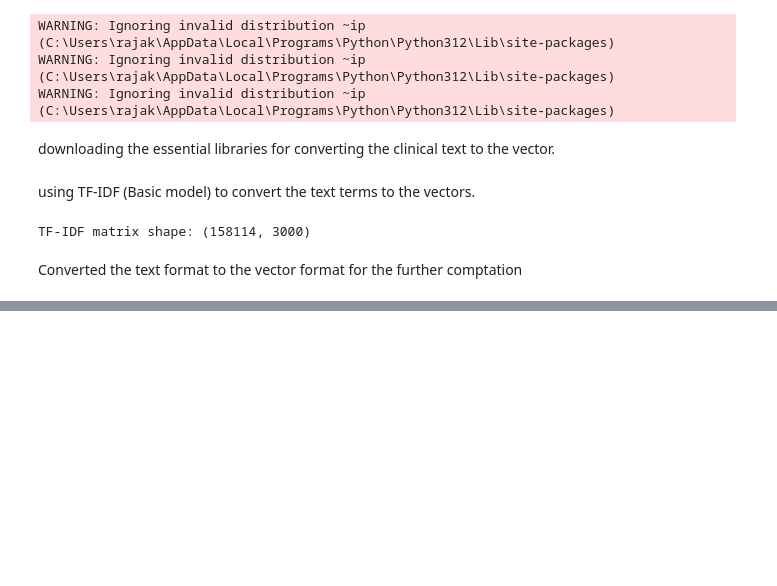
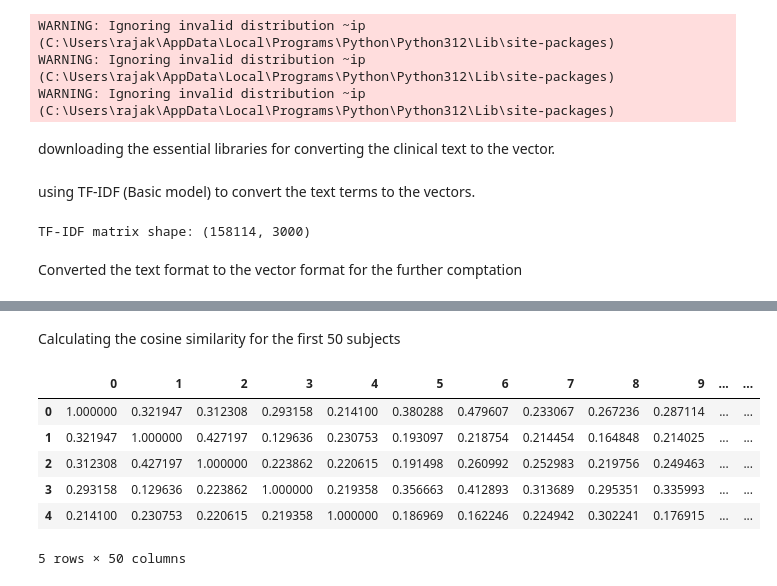
Before and after one commit to rajagowtham0/Week-2, a Jupyter notebook: Week2-Day3.ipynb, the cells around one changed output, grey strips where cells are left out. Saved outputs shown, nothing was run; the diff lists cells and outputs as text; code cells hidden in the pictures; blank space fills up the shorter version.

Commit message:
Performed cosine similarity analysis for the 5,10 and 500 subjects

```diff
--- a/Week2-Day3.ipynb
+++ b/Week2-Day3.ipynb
@@ -75,0 +105,8 @@ Converted the text format to the vector format for the further comptation
+# %%
+import numpy as np
+# Convert sparse TF-IDF matrix to dense array
+tfidf_dense = tfidf_vectors.toarray()
+# Replace the preprocessed text column with vectorized data
+df["note_preprocessed"] = list(tfidf_dense)
+# Display the first few rows
+df.head()
@@ -75,0 +152,30 @@ Converted the text format to the vector format for the further comptation
+# %% [markdown]
+Calculating the cosine similarity for the first 50 subjects
+# %%
+from sklearn.metrics.pairwise import cosine_similarity
+import pandas as pd
+# Select first 50 TF-IDF vectors
+tfidf_first50 = tfidf_vectors[:50]
+# Compute cosine similarity
+similarity_first50 = cosine_similarity(tfidf_first50)
+# Create labels (use patient_id if available)
+if "patient_id" in df.columns:
+    labels = df["patient_id"].iloc[:50].tolist()
+else:
+    labels = [f"Patient_{i}" for i in range(50)]
+# Convert to DataFrame for readability
+similarity_df_50 = pd.DataFrame(
+    similarity_first50,
+    index=labels,
+    columns=labels
+)
+# Display the similarity matrix
+similarity_df_50.head()
+# %% [output]
+|  | 0 | 1 | 2 | 3 | 4 | 5 | 6 | 7 | 8 | 9 | ... | ... |
+| 0 | 1.000000 | 0.321947 | 0.312308 | 0.293158 | 0.214100 | 0.380288 | 0.479607 | 0.233067 | 0.267236 | 0.287114 | ... | ... |
+| 1 | 0.321947 | 1.000000 | 0.427197 | 0.129636 | 0.230753 | 0.193097 | 0.218754 | 0.214454 | 0.164848 | 0.214025 | ... | ... |
+| 2 | 0.312308 | 0.427197 | 1.000000 | 0.223862 | 0.220615 | 0.191498 | 0.260992 | 0.252983 | 0.219756 | 0.249463 | ... | ... |
+| 3 | 0.293158 | 0.129636 | 0.223862 | 1.000000 | 0.219358 | 0.356663 | 0.412893 | 0.313689 | 0.295351 | 0.335993 | ... | ... |
+| 4 | 0.214100 | 0.230753 | 0.220615 | 0.219358 | 1.000000 | 0.186969 | 0.162246 | 0.224942 | 0.302241 | 0.176915 | ... | ... |
+5 rows × 50 columns
```
Also changed, not shown: parts of 14 cells of this notebook.
